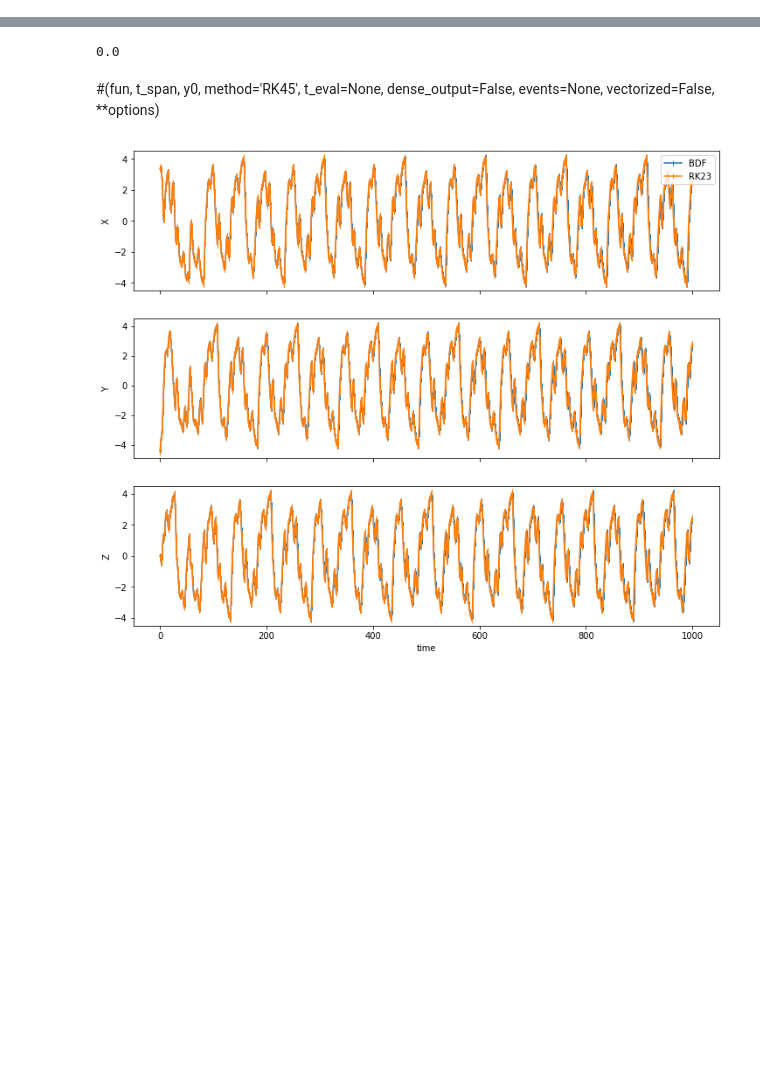
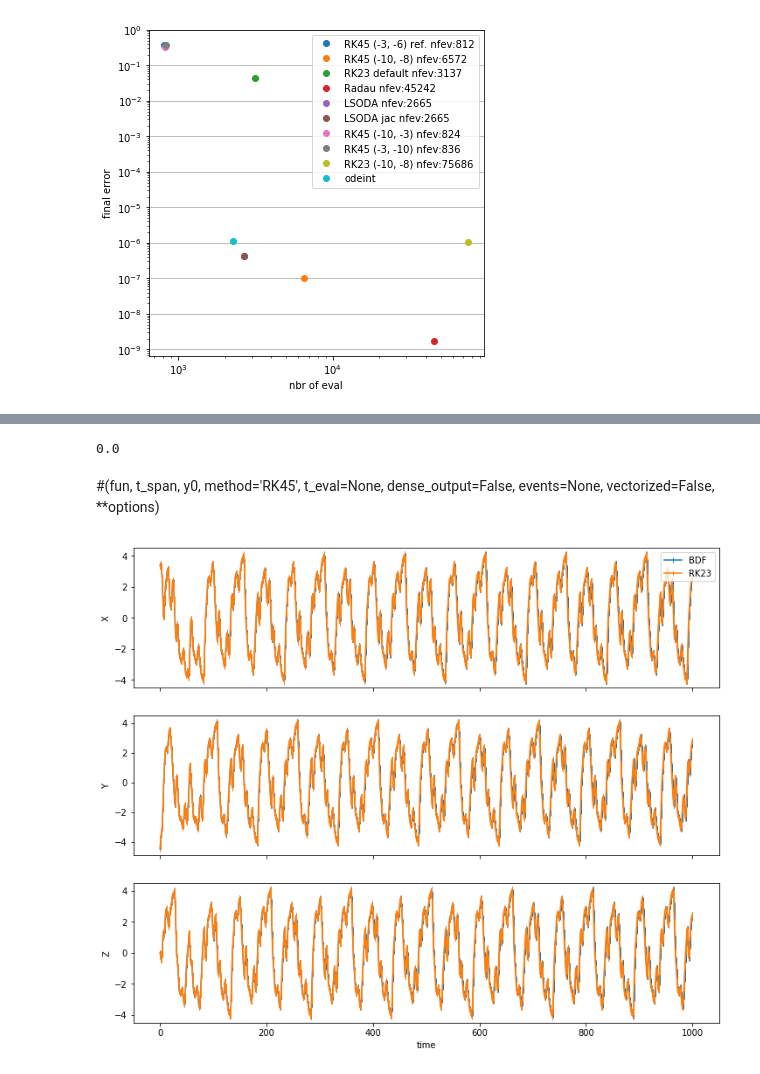
Before and after one commit to xdze2/strange_attractor, a Jupyter notebook: which_solver.ipynb, the cells around one changed output, grey strips where cells are left out. Drawn from its saved outputs; the diff is of its cells as text; code cells hidden in the pictures; blank space fills up the shorter version.

```diff
--- a/which_solver.ipynb
+++ b/which_solver.ipynb
@@ -4,0 +56,20 @@ from  scipy.integrate import solve_ivp
+# %%
+all_sol['LSODA'] = solve_ivp(circle, (0, t_end), [0., 1.0],
+                            method='LSODA', vectorized=False,
+                            rtol=2e-10, atol=1e-8)
+
+all_sol['LSODA jac'] = solve_ivp(circle, (0, t_end), [0., 1.0],
+                            method='LSODA', vectorized=False, jac=jac_circle,
+                            rtol=2e-10, atol=1e-8)
+
+all_sol['RK45 (-10, -3)'] = solve_ivp(circle, (0, t_end), [0., 1.0],
+                            method='RK45', vectorized=False,
+                            rtol=1e-10, atol=1e-3)
+
+all_sol['RK45 (-3, -10)'] = solve_ivp(circle, (0, t_end), [0., 1.0],
+                            method='RK45', vectorized=False,
+                            rtol=1e-3, atol=1e-10)
+# %%
+all_sol['RK23 (-10, -8)'] = solve_ivp(circle, (0, t_end), [0., 1.0],
+                            method='RK23', vectorized=False,
+                            rtol=1e-10, atol=1e-8)
@@ -4,0 +78,22 @@ from  scipy.integrate import solve_ivp
+# %%
+t_span = np.linspace(0, t_end, 10)
+odeint_sol = odeint(lambda y, t: circle(t, y), y0, t_span, full_output=True)
+
+#all_sol['odeint'] = {'nfev':sol[1]['nfe'][-1], 'y':sol[0]}
+# %%
+plt.figure(figsize=(6, 6))
+
+for method_name, sol in all_sol.items():
+    final_radius = np.sqrt(sol.y[0, -1]**2 + sol.y[1, -1]**2)
+    error = np.abs(final_radius - 1)/1
+    plt.plot(sol.nfev, error, 'o', label=f'{method_name} nfev:{sol.nfev}');
+
+
+final_radius = np.sqrt(odeint_sol[0][-1, 0]**2 + odeint_sol[0][-1, 1]**2)
+error = np.abs(final_radius - 1)/1
+plt.plot(odeint_sol[1]['nfe'][-1], error, 'o', label='odeint');
+
+plt.yscale('log'); plt.xscale('log'); plt.legend();
+plt.xlabel('nbr of eval'); plt.ylabel('final error');  plt.grid(axis='y')
+# %% [output]
+[figure, added]
```
Also changed, not shown: parts of 8 cells of this notebook, 3 other files.
